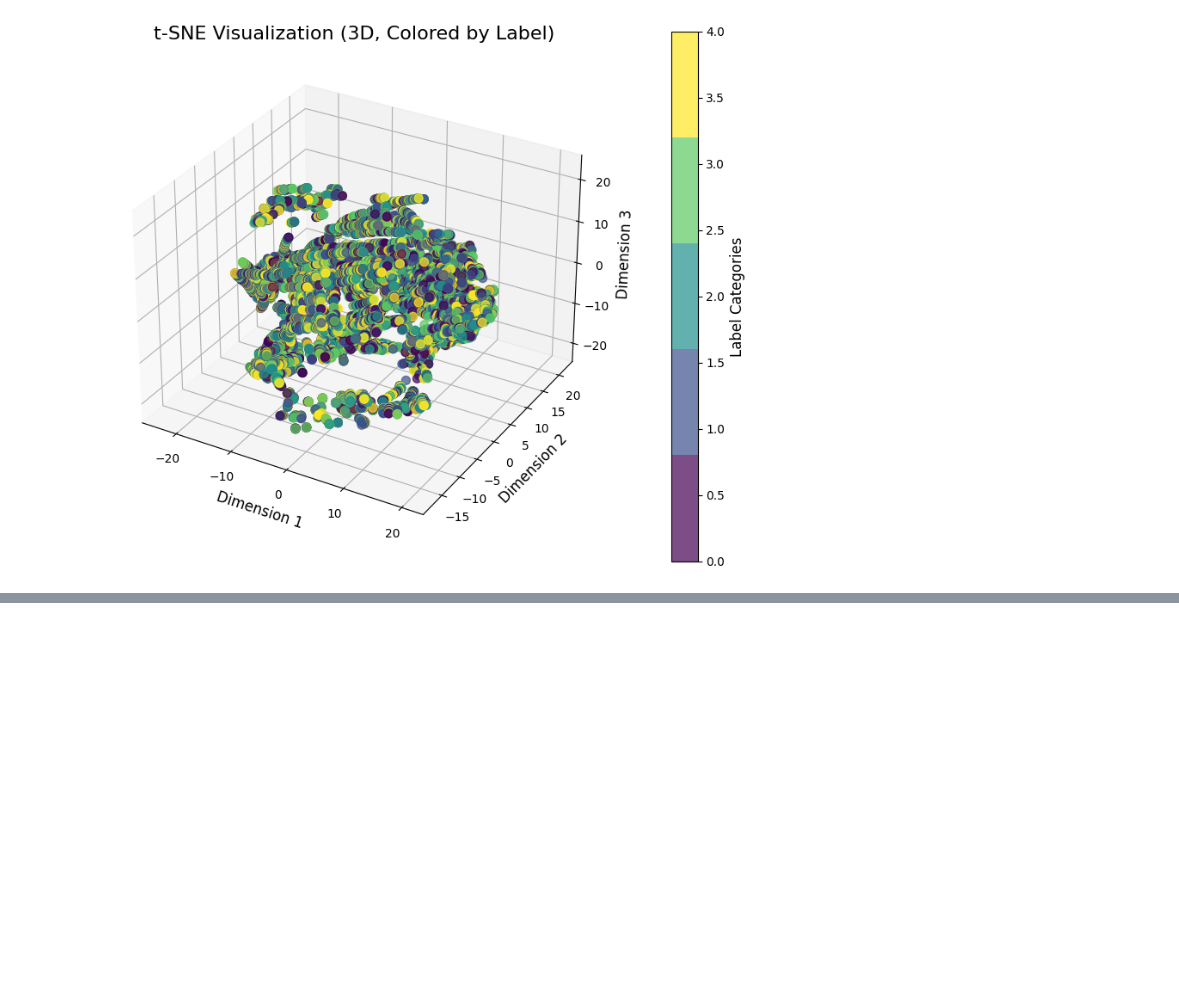
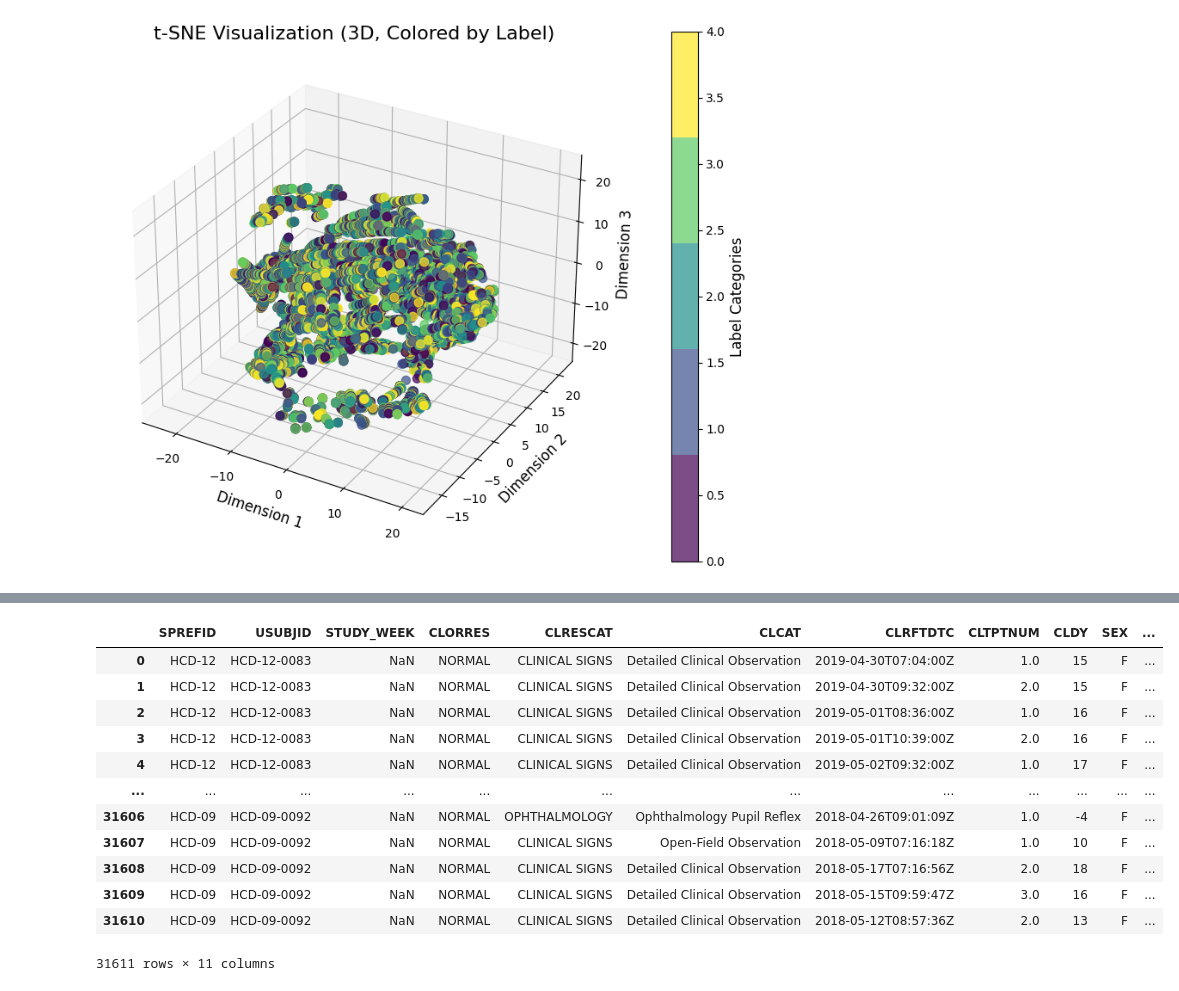
Before and after one commit to Alhag-Ali/Data_Challenges, a Jupyter notebook: project.ipynb, the cells around one changed output, grey strips where cells are left out. Saved outputs shown, nothing was run; the diff lists cells and outputs as text; code cells hidden in the pictures; blank space fills up the shorter version.

```diff
--- a/project.ipynb
+++ b/project.ipynb
@@ -2007,0 +2161,17 @@ plt.show()
+# %%
+cl_abbreviated = cl.drop(['CLLOC', 'CLREASND', 'CLSEV', 'CLSTAT'], axis = 1, inplace = False)
+cl_abbreviated
+# %% [output]
+|  | SPREFID | USUBJID | STUDY_WEEK | CLORRES | CLRESCAT | CLCAT | CLRFTDTC | CLTPTNUM | CLDY | SEX | ... |
+| 0 | HCD-12 | HCD-12-0083 | NaN | NORMAL | CLINICAL SIGNS | Detailed Clinical Observation | 2019-04-30T07:04:00Z | 1.0 | 15 | F | ... |
+| 1 | HCD-12 | HCD-12-0083 | NaN | NORMAL | CLINICAL SIGNS | Detailed Clinical Observation | 2019-04-30T09:32:00Z | 2.0 | 15 | F | ... |
+| 2 | HCD-12 | HCD-12-0083 | NaN | NORMAL | CLINICAL SIGNS | Detailed Clinical Observation | 2019-05-01T08:36:00Z | 1.0 | 16 | F | ... |
+| 3 | HCD-12 | HCD-12-0083 | NaN | NORMAL | CLINICAL SIGNS | Detailed Clinical Observation | 2019-05-01T10:39:00Z | 2.0 | 16 | F | ... |
+| 4 | HCD-12 | HCD-12-0083 | NaN | NORMAL | CLINICAL SIGNS | Detailed Clinical Observation | 2019-05-02T09:32:00Z | 1.0 | 17 | F | ... |
+| ... | ... | ... | ... | ... | ... | ... | ... | ... | ... | ... | ... |
+| 31606 | HCD-09 | HCD-09-0092 | NaN | NORMAL | OPHTHALMOLOGY | Ophthalmology Pupil Reflex | 2018-04-26T09:01:09Z | 1.0 | -4 | F | ... |
+| 31607 | HCD-09 | HCD-09-0092 | NaN | NORMAL | CLINICAL SIGNS | Open-Field Observation | 2018-05-09T07:16:18Z | 1.0 | 10 | F | ... |
+| 31608 | HCD-09 | HCD-09-0092 | NaN | NORMAL | CLINICAL SIGNS | Detailed Clinical Observation | 2018-05-17T07:16:56Z | 2.0 | 18 | F | ... |
+| 31609 | HCD-09 | HCD-09-0092 | NaN | NORMAL | CLINICAL SIGNS | Detailed Clinical Observation | 2018-05-15T09:59:47Z | 3.0 | 16 | F | ... |
+| 31610 | HCD-09 | HCD-09-0092 | NaN | NORMAL | CLINICAL SIGNS | Detailed Clinical Observation | 2018-05-12T08:57:36Z | 2.0 | 13 | F | ... |
+31611 rows × 11 columns
```
Also changed, not shown: parts of 35 cells of this notebook.
